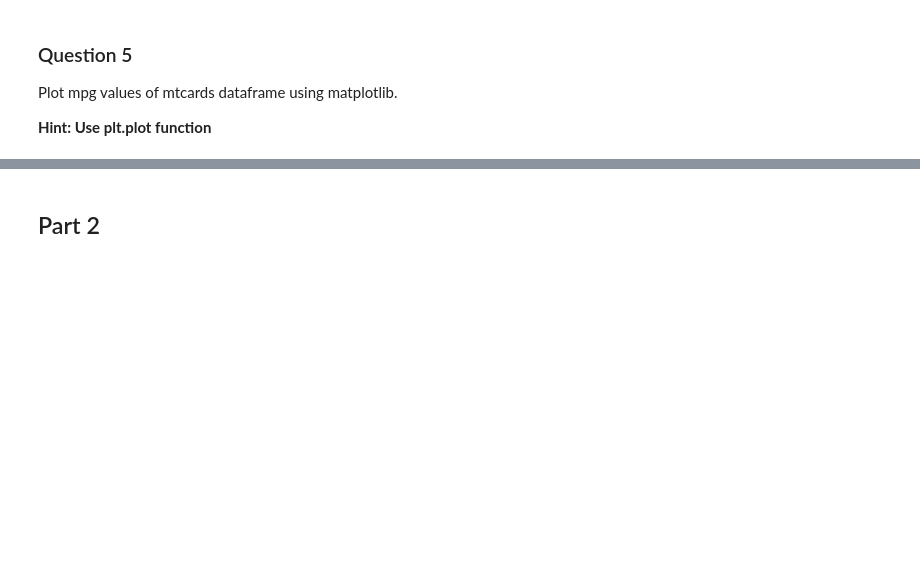
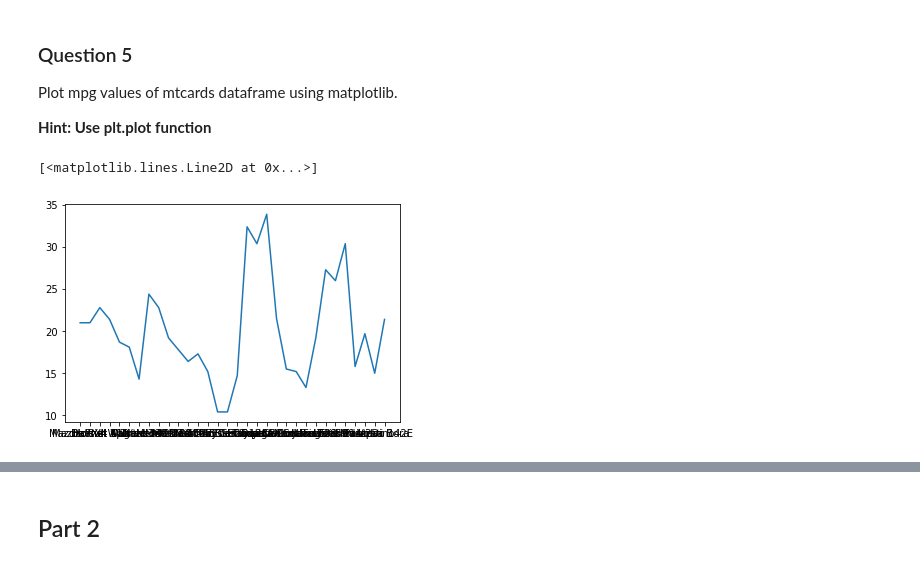
Before and after one commit to GreatLearningAIML1/bangalore-feb-batch-ojhajayant, a Jupyter notebook: R1-Lab Internal_Questions -1.ipynb, the cells around one changed output, grey strips where cells are left out. Drawn from its saved outputs; the diff is of its cells as text; code cells hidden in the pictures; blank space fills up the shorter version.

```diff
--- a/R1-Lab Internal_Questions -1.ipynb
+++ b/R1-Lab Internal_Questions -1.ipynb
@@ -545,3 +566,5 @@ A data frame with 32 observations on 11 (numeric) variables.
 [,11] 	carb 	Number of carburetors
 # %% [markdown]
 #### Explore the data - Setting the index
+# %%
+mtcars.reset_index(inplace=True, drop=True)
@@ -547,0 +591,2 @@ A data frame with 32 observations on 11 (numeric) variables.
+# %%
+mtcars.index = mtcars["name"]
@@ -591,3 +703,8 @@ Find the mean of each row and each column in the given dataset.
 Plot mpg values of mtcards dataframe using matplotlib.
 
 **Hint: Use plt.plot function**
+# %%
+plt.plot(mtcars.index, mtcars["mpg"])
+# %% [output]
+[<matplotlib.lines.Line2D at 0x...>]
+[figure, added]
```
Also changed, not shown: parts of 20 cells of this notebook.
